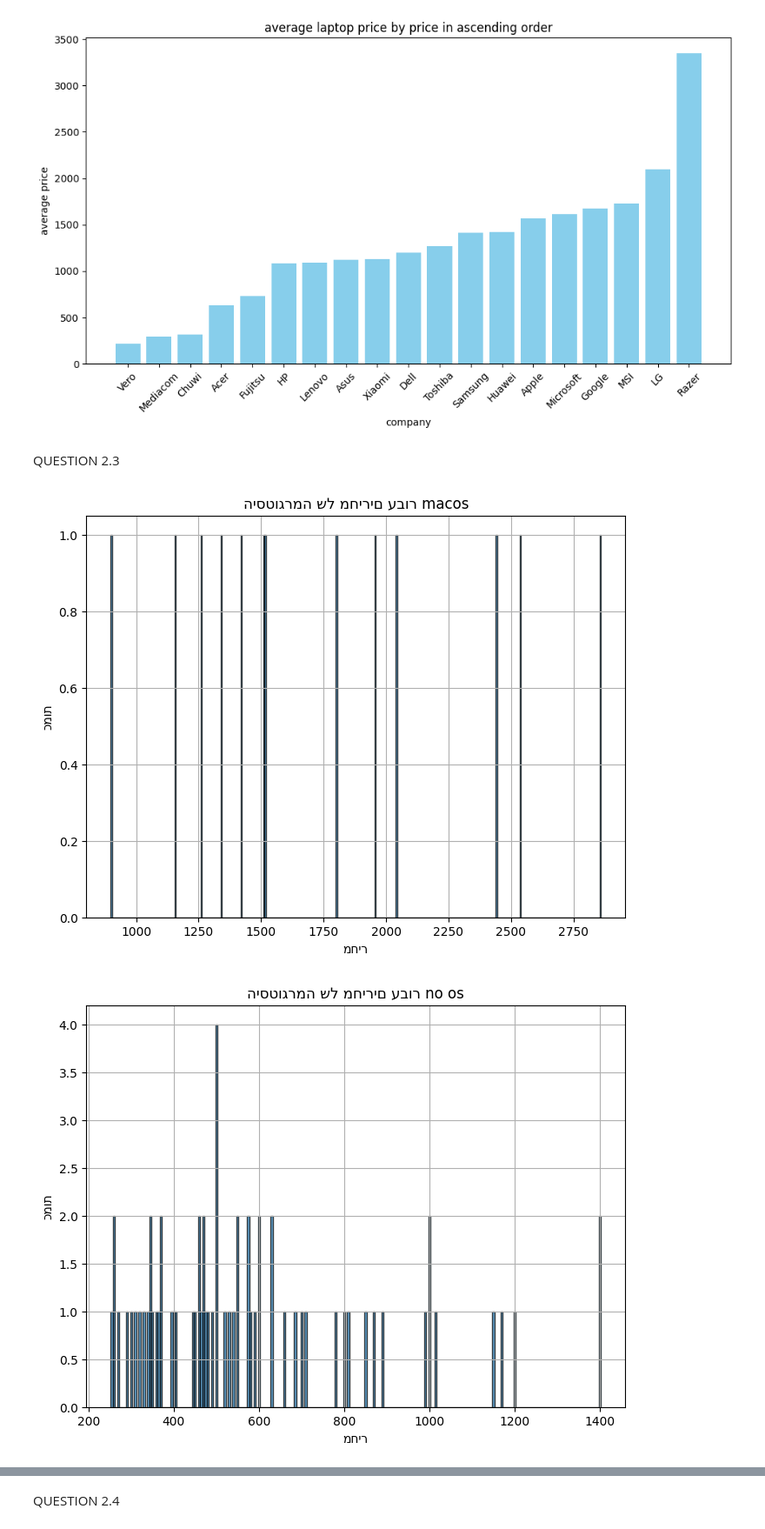
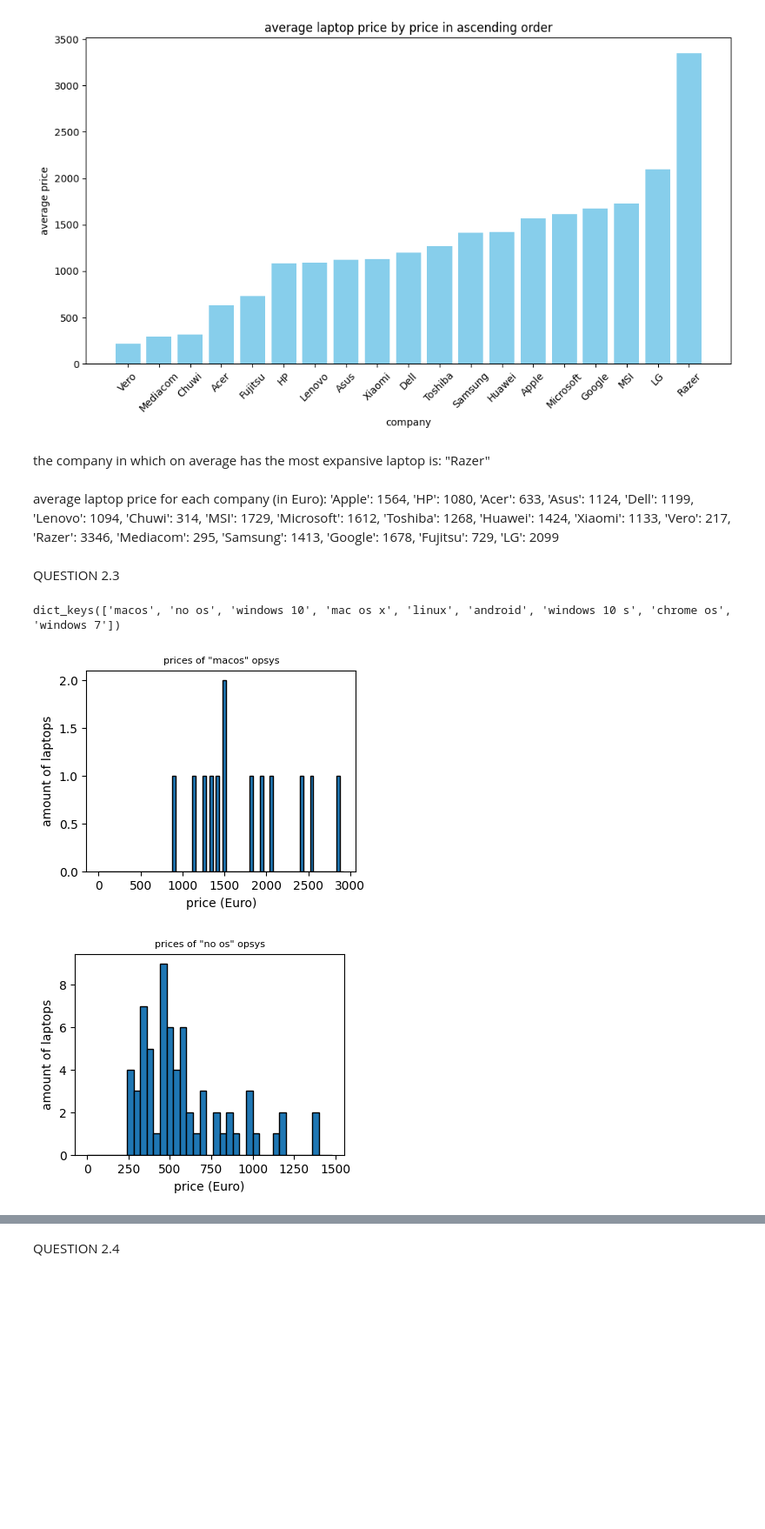
Before and after one commit to Amit-Snir/mini-project-1, a Jupyter notebook: Answers.ipynb, the cells around one changed output, grey strips where cells are left out. Shown at 87% size. Cells and saved outputs as stored; diff of their text form; code cells hidden in the pictures; blank space fills up the shorter version.

```diff
--- a/Answers.ipynb
+++ b/Answers.ipynb
@@ -262,40 +239,46 @@ plt.show()
 # %% [output]
 {'Apple': 1564, 'HP': 1080, 'Acer': 633, 'Asus': 1124, 'Dell': 1199, 'Lenovo': 1094, 'Chuwi': 314, 'MSI': 1729, 'Microsoft': 1612, 'Toshiba': 1268, 'Huawei': 1424, 'Xiaomi': 1133, 'Vero': 217, 'Razer' ...
 [figure]
+# %% [markdown]
+the company in which on average has the most expansive laptop is: "Razer"
+# %% [markdown]
+average laptop price for each company (in Euro): 'Apple': 1564, 'HP': 1080, 'Acer': 633, 'Asus': 1124, 'Dell': 1199, 'Lenovo': 1094, 'Chuwi': 314, 'MSI': 1729, 'Microsoft': 1612, 'Toshiba': 1268, 'Huawei': 1424, 'Xiaomi': 1133, 'Vero': 217, 'Razer': 3346, 'Mediacom': 295, 'Samsung': 1413, 'Google': 1678, 'Fujitsu': 729, 'LG': 2099
 # %% [markdown]
 QUESTION 2.3
 # %%
 import numpy as np
 import pandas as pd
 import matplotlib.pyplot as plt
 
-df = pd.read_csv('C:\python advenced\my-reposatory\mini project 1\laptop_price_dataset.csv')
+df = pd.read_csv('C:\\python advenced\\my-reposatory\\mini project 1\\laptop_price_dataset.csv')
 
+#making sure all opsys are written the same way, assuimng no misspelling was made
 df['OpSys'] = df['OpSys'].str.lower().str.strip()
+#making a new dict with opsys as keys and prices as values using search with pandas function
 opsys_prices = {}
 
 for index, row in df.iterrows():
     opsys = row['OpSys']
     price = row['Price (Euro)']
 
     if opsys not in opsys_prices:
-        opsys_prices[opsys] = []  # יצירת רשימה חדשה אם החברה לא קיימת במילון
+        opsys_prices[opsys] = []
 
-    opsys_prices[opsys].append(price)  # הוספת המחיר לרשימה המתאימה
+    opsys_prices[opsys].append(price)
 
-# יצירת היסטוגרמה עבור כל חברה במילון
+#cheking no double of the same opsys
+print(opsys_prices.keys())
+
+#a loop to create from my dict a histogram for each opsys and its prices
 for opsys, price in opsys_prices.items():
-    plt.figure(figsize=(8, 6))  # גודל הגרף
-    plt.hist(price, bins=np.arange(min(price), max(price) + 5, 5), edgecolor='black', alpha=0.7)
-
-    # הגדרת כותרות ותגים לצירים
-    plt.title(f'היסטוגרמה של מחירים עבור {opsys}')
-    plt.xlabel('מחיר')
-    plt.ylabel('כמות')
-
-    # הצגת הגרף
-    plt.grid(True)
+    plt.figure(figsize=(4, 3))
+    plt.hist(price, bins=np.arange(0, max(price) + 100, 40), edgecolor='black')
+    plt.title(f'prices of "{opsys}" opsys', fontsize = 8)
+    plt.xlabel('price (Euro)')
+    plt.ylabel('amount of laptops')
+    yticks = np.arange(0, np.ceil(max(y)) + 1, 1)
     plt.show()
 # %% [output]
+dict_keys(['macos', 'no os', 'windows 10', 'mac os x', 'linux', 'android', 'windows 10 s', 'chrome os', 'windows 7'])
-[figure, old version]
+[figure, new version]
-[figure, old version]
+[figure, new version]
```
Also changed, not shown: parts of 10 cells of this notebook, 2 other files.
